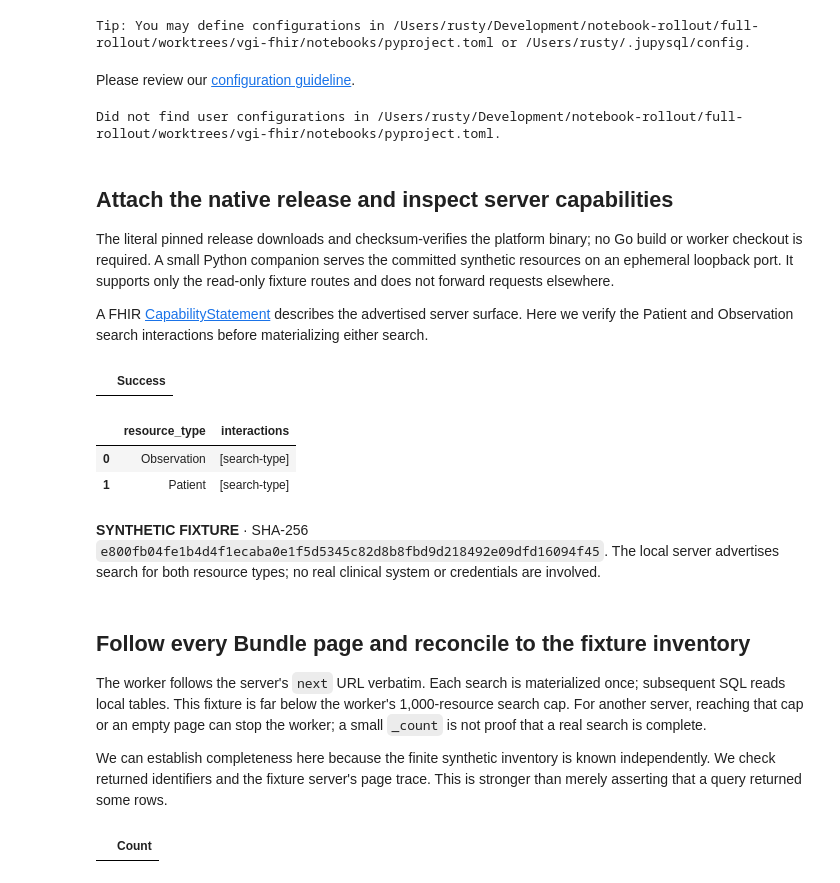
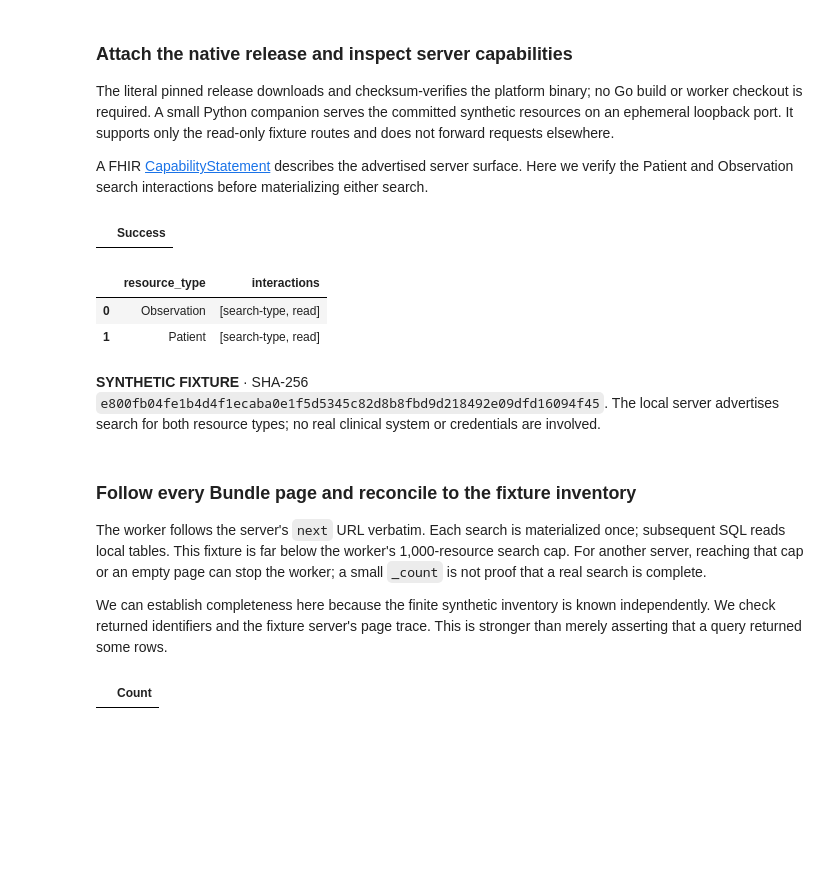
Before and after one commit to Query-farm/vgi-fhir, a Jupyter notebook: notebooks/01_complete_pages_do_not_make_quantities_comparable.ipynb, the cells around one changed output. Cells and saved outputs as stored; diff of their text form; code cells hidden in the pictures; blank space fills up the shorter version.

```diff
--- a/notebooks/01_complete_pages_do_not_make_quantities_comparable.ipynb
+++ b/notebooks/01_complete_pages_do_not_make_quantities_comparable.ipynb
@@ -21,42 +37,27 @@ PAGE_SIZE = 2  # Accepted: 2 or 4 resources per page; experiment: 4
 # %%
-import hashlib
-import json
-import math
+from vgi_notebooks import check_runtime, connect, theme, prose, prepare
+from IPython.display import display
 from pathlib import Path
-
-import haybarn
-import matplotlib.pyplot as plt
+import hashlib, json, math
 import numpy as np
 import pandas as pd
-import seaborn as sns
-from IPython.display import Markdown, display
+
+check_runtime()
+prepare("fhir")
+import fhir_example as example
 from fixture_server import FixtureServer
 
+fixture_path = Path("synthetic_resources.json")
+fixture_data = json.loads(fixture_path.read_text())
+fixture_hash = hashlib.sha256(fixture_path.read_bytes()).hexdigest()
+server = FixtureServer(fixture_path)
+BASE_URL = server.url
+session = connect(globals())
+assert con.execute("SELECT * FROM duckdb_secrets()").fetchall() == []
+theme()
 assert type(PAGE_SIZE) is int and PAGE_SIZE in {2,4}
-fixture_path=Path("synthetic_resources.json")
-fixture_data=json.loads(fixture_path.read_text())
-fixture_hash=hashlib.sha256(fixture_path.read_bytes()).hexdigest()
-server=FixtureServer(fixture_path)
-BASE_URL=server.url
-sns.set_theme(style="whitegrid",context="notebook")
-plt.rcParams.update({"figure.dpi":125,"text.parse_math":False,"axes.spines.top":False,"axes.spines.right":False})
-def prose(text):display(Markdown(text))
-def finish(fig):
-    fig.text(.01,.01,"Source: explicitly synthetic FHIR R4 notebook fixture · no patient data · technical inclusion rules, not clinical validation",fontsize=8,color="#555555")
-    fig.tight_layout(rect=(0,.06,1,.98));plt.show()
-con=haybarn.connect()
-%load_ext sql
-%config SqlMagic.autopandas = True
-%config SqlMagic.feedback = False
-%config SqlMagic.displaycon = False
-%sql con
-%matplotlib inline
-# %% [output]
-Tip: You may define configurations in /Users/rusty/Development/notebook-rollout/full-rollout/worktrees/vgi-fhir/notebooks/pyproject.toml or /Users/rusty/.jupysql/config.
-Please review our configuration guideline.
-Did not find user configurations in /Users/rusty/Development/notebook-rollout/full-rollout/worktrees/vgi-fhir/notebooks/pyproject.toml.
 # %% [markdown]
-## Attach the native release and inspect server capabilities
+### Attach the native release and inspect server capabilities
 
 The literal pinned release downloads and checksum-verifies the platform binary; no Go build or worker checkout is required. A small Python companion serves the committed synthetic resources on an ephemeral loopback port. It supports only the read-only fixture routes and does not forward requests elsewhere.
 
@@ -72,21 +70,22 @@ ATTACH 'fhir' AS fhir (
 # %% [output]
 |  | Success |
 # %%
-%%sql capabilities <<
-SELECT resource_type,interactions
-FROM fhir.main.fhir_capabilities('{{BASE_URL}}') ORDER BY resource_type;
+%%sql
+CREATE TABLE capabilities AS SELECT * FROM fhir.main.fhir_capabilities('{{BASE_URL}}');
+SELECT resource_type,interactions FROM capabilities ORDER BY resource_type;
+# %% [output]
+|  | resource_type | interactions |
+| 0 | Observation | [search-type, read] |
+| 1 | Patient | [search-type, read] |
 # %%
-display(capabilities)
+capabilities=con.execute("SELECT * FROM capabilities ORDER BY resource_type").df()
 assert set(capabilities.resource_type)=={"Patient","Observation"}
 assert all("search-type" in x for x in capabilities.interactions)
 prose(f"**SYNTHETIC FIXTURE** · SHA-256 `{fixture_hash}`. The local server advertises search for both resource types; no real clinical system or credentials are involved.")
 # %% [output]
-|  | resource_type | interactions |
-| 0 | Observation | [search-type] |
-| 1 | Patient | [search-type] |
 **SYNTHETIC FIXTURE** · SHA-256 `e800fb04fe1b4d4f1ecaba0e1f5d5345c82d8b8fbd9d218492e09dfd16094f45`. The local server advertises search for both resource types; no real clinical system or credentials are involved.
 # %% [markdown]
-## Follow every Bundle page and reconcile to the fixture inventory
+### Follow every Bundle page and reconcile to the fixture inventory
 
 The worker follows the server's `next` URL verbatim. Each search is materialized once; subsequent SQL reads local tables. This fixture is far below the worker's 1,000-resource search cap. For another server, reaching that cap or an empty page can stop the worker; a small `_count` is not proof that a real search is complete.
 
```
Also changed, not shown: parts of 15 cells of this notebook, 12 other files.
